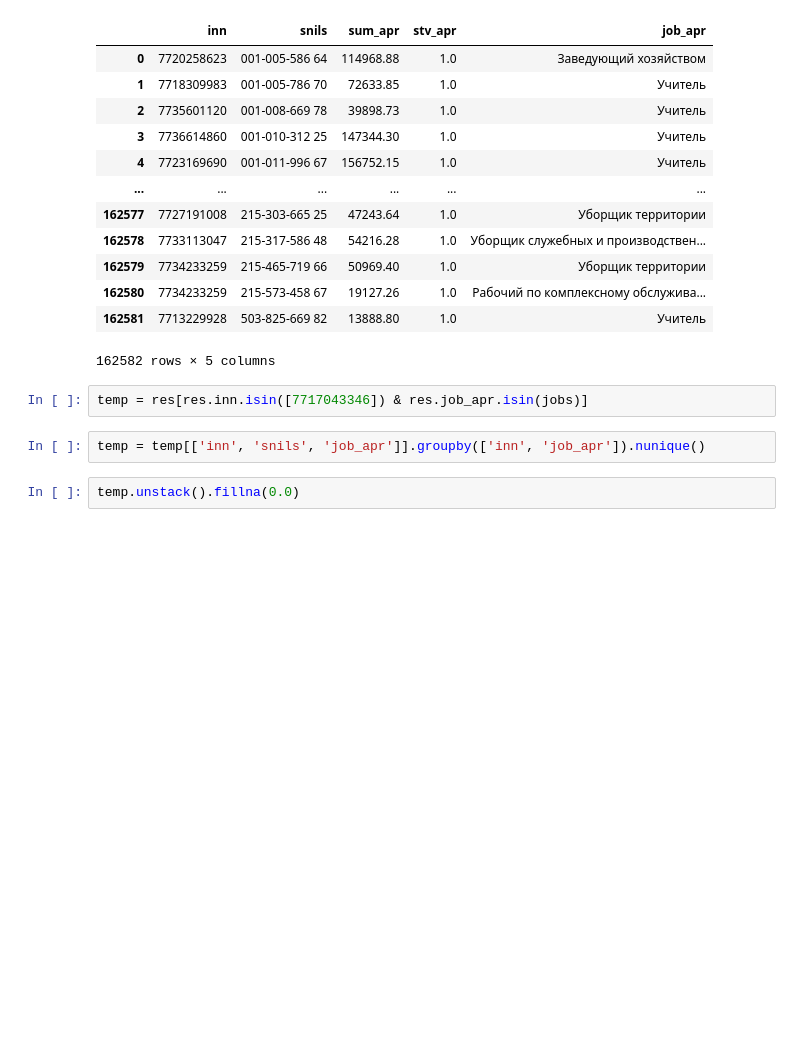
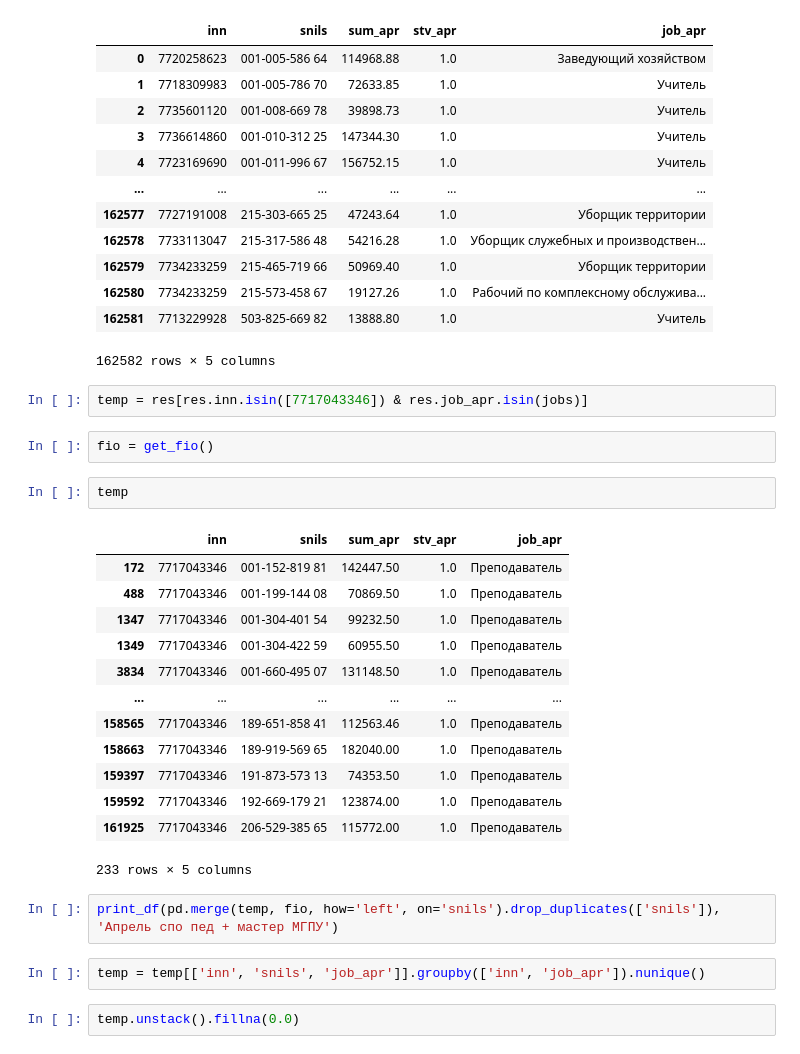
Before and after one commit to Mr-Maxraw/cfo-parser, a Jupyter notebook: counting/spo_cnt_ppl.ipynb, the cells around one changed output. Drawn from its saved outputs; the diff is of its cells as text; blank space fills up the shorter version.

```diff
--- a/counting/spo_cnt_ppl.ipynb
+++ b/counting/spo_cnt_ppl.ipynb
@@ -142,6 +142,26 @@ res
 162582 rows × 5 columns
 # %%
 temp = res[res.inn.isin([7717043346]) & res.job_apr.isin(jobs)]
+# %%
+fio = get_fio()
+# %%
+temp
+# %% [output]
+|  | inn | snils | sum_apr | stv_apr | job_apr |
+| 172 | 7717043346 | 001-152-819 81 | 142447.50 | 1.0 | Преподаватель |
+| 488 | 7717043346 | 001-199-144 08 | 70869.50 | 1.0 | Преподаватель |
+| 1347 | 7717043346 | 001-304-401 54 | 99232.50 | 1.0 | Преподаватель |
+| 1349 | 7717043346 | 001-304-422 59 | 60955.50 | 1.0 | Преподаватель |
+| 3834 | 7717043346 | 001-660-495 07 | 131148.50 | 1.0 | Преподаватель |
+| ... | ... | ... | ... | ... | ... |
+| 158565 | 7717043346 | 189-651-858 41 | 112563.46 | 1.0 | Преподаватель |
+| 158663 | 7717043346 | 189-919-569 65 | 182040.00 | 1.0 | Преподаватель |
+| 159397 | 7717043346 | 191-873-573 13 | 74353.50 | 1.0 | Преподаватель |
+| 159592 | 7717043346 | 192-669-179 21 | 123874.00 | 1.0 | Преподаватель |
+| 161925 | 7717043346 | 206-529-385 65 | 115772.00 | 1.0 | Преподаватель |
+233 rows × 5 columns
+# %%
+print_df(pd.merge(temp, fio, how='left', on='snils').drop_duplicates(['snils']), 'Апрель спо пед + мастер МГПУ')
 # %%
 temp = temp[['inn', 'snils', 'job_apr']].groupby(['inn', 'job_apr']).nunique()
 # %%
```
Also changed, not shown: parts of 1 cell of this notebook, 5 other files.
